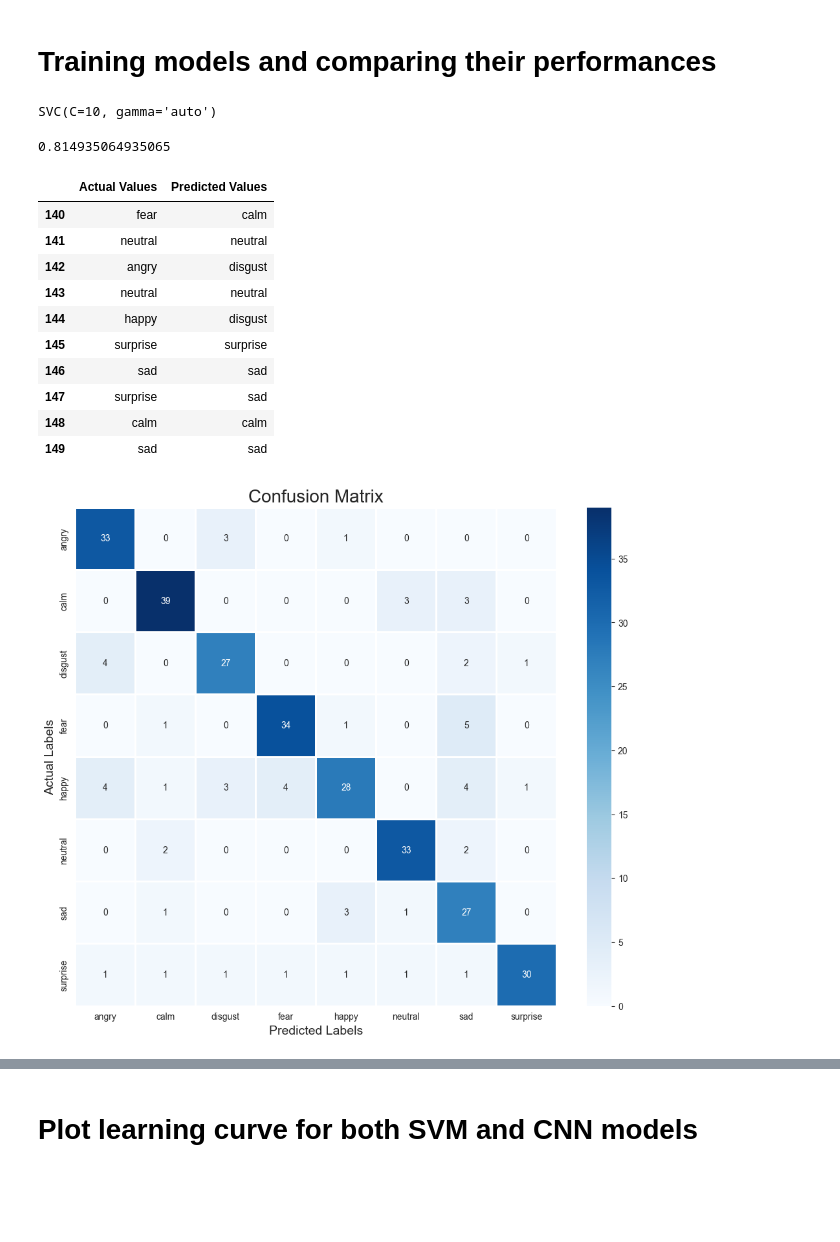
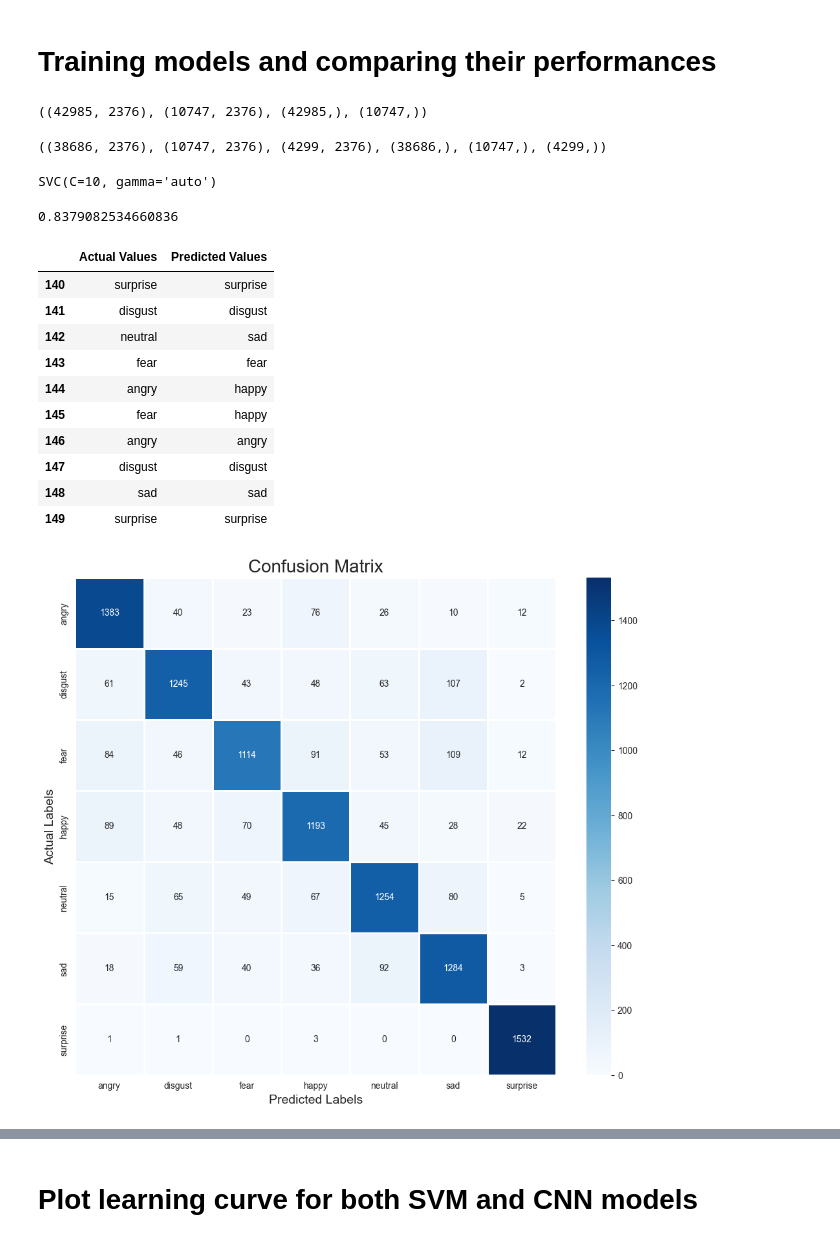
Before and after one commit to Znullptr/EmotionsPredictAPI, a Jupyter notebook: Saved_Models/prediction_model.ipynb, the cells around one changed output, grey strips where cells are left out. Cells and saved outputs as stored; diff of their text form; code cells hidden in the pictures; blank space fills up the shorter version.

Commit message:
update model accuracy 94%

```diff
--- a/Saved_Models/prediction_model.ipynb
+++ b/Saved_Models/prediction_model.ipynb
@@ -176,68 +261,77 @@ Counter({5: 192, 0: 192, 7: 192, 6: 192, 1: 192, 2: 192, 3: 192, 4: 192})
 # Training models and comparing their performances
 # %%
 # split data into train and test
-X_train, X_test, Y_train, Y_test = train_test_split(x,y,test_size=0.2,random_state=42)
+X_train,X_test,y_train,y_test=train_test_split(X,y,random_state=42,test_size=0.2,shuffle=True)
+X_train.shape,X_test.shape,y_train.shape,y_test.shape
+# %% [output]
+((42985, 2376), (10747, 2376), (42985,), (10747,))
+# %%
+X_train,X_val,y_train,y_val=train_test_split(X_train,y_train,random_state=42,test_size=0.1,shuffle=True)
+X_train.shape, X_test.shape, X_val.shape, y_train.shape,y_test.shape,y_val.shape
+# %% [output]
+((38686, 2376), (10747, 2376), (4299, 2376), (38686,), (10747,), (4299,))
 # %%
 # Create an SVM classifier
-svm_cv = SVC()
-# Define an hyperparameter grid for the search
+svm = SVC(C=10,gamma='auto')
+'''
+# Define  hyperparameters grid for the search
 param_grid = {'kernel': ['linear', 'poly', 'rbf', 'sigmoid'],
-              'C': [0.1, 1, 10],
+              'C': [1, 10],
               'gamma': ['scale', 'auto']}
 
-# Create a GridSearchCV object with 6-fold cross-validation to search for the best hyperparameters
-grid_search = GridSearchCV(svm_cv, param_grid, cv=6)
+# Create a GridSearchCV object with 5-fold cross-validation to search for the best hyperparameters
+grid_search = GridSearchCV(svm, param_grid, cv=5)
 # Apply the grid search on our data
-grid_search.fit(x,y )
+grid_search.fit(x,y)
 # Redefine the SVM classifier with the parameters obtained from the grid search
 k=grid_search.best_params_['kernel']
 g=grid_search.best_params_['gamma']
 c=grid_search.best_params_['C']
-svm_cv = SVC(kernel=k,gamma=g,C=c)
+svm = SVC(kernel=k,gamma=g,C=c)
+'''
 # Apply SVM on the data
-svm_cv.fit(X_train,Y_train)
+svm.fit(X_train,y_train)
 # %% [output]
 SVC(C=10, gamma='auto')
 # %%
-y_pred = svm_cv.predict(X_test)
-joblib.dump(svm_cv,'emotion_predict_model.pkl')
-accuracy= accuracy_score(Y_test,y_pred )
+y_pred = svm.predict(X_test)
+accuracy= accuracy_score(y_test,y_pred )
 accuracy
 # %% [output]
-0.814935064935065
+0.8379082534660836
 # %%
 # PREDICTIONS
 predictions = lb.inverse_transform(y_pred)
 predictions = pd.DataFrame({'Predicted Values': predictions})
 
 # ACTUAL LABELS
-actual = lb.inverse_transform(Y_test)
+actual = lb.inverse_transform(y_test)
 actual = pd.DataFrame({'Actual Values': actual})
 
 # COMBINE BOTH
-finaldf = actual.join(predictions)
-finaldf[140:150]
+final_df = actual.join(predictions)
+final_df[140:150]
 # %% [output]
 |  | Actual Values | Predicted Values |
-| 140 | fear | calm |
-| 141 | neutral | neutral |
-| 142 | angry | disgust |
-| 143 | neutral | neutral |
-| 144 | happy | disgust |
-| 145 | surprise | surprise |
-| 146 | sad | sad |
-| 147 | surprise | sad |
-| 148 | calm | calm |
-| 149 | sad | sad |
+| 140 | surprise | surprise |
+| 141 | disgust | disgust |
+| 142 | neutral | sad |
+| 143 | fear | fear |
+| 144 | angry | happy |
+| 145 | fear | happy |
+| 146 | angry | angry |
+| 147 | disgust | disgust |
+| 148 | sad | sad |
+| 149 | surprise | surprise |
 # %%
 # CREATE CONFUSION MATRIX OF ACTUAL VS. PREDICTION
-cm = confusion_matrix(Y_test, y_pred)
+cm = confusion_matrix(y_test, y_pred)
 plt.figure(figsize = (12, 10))
 cm = pd.DataFrame(cm , index = [i for i in  lb.classes_ ] , columns = [i for i in lb.classes_ ])
 sns.heatmap(cm, linecolor='white', cmap='Blues', linewidth=1, annot=True, fmt='')
 plt.title('Confusion Matrix', size=20)
 plt.xlabel('Predicted Labels', size=14)
 plt.ylabel('Actual Labels', size=14)
 plt.show()
 # %% [output]
-[figure, old version]
+[figure, new version]
```
Also changed, not shown: parts of 44 cells of this notebook, 11 other files.
